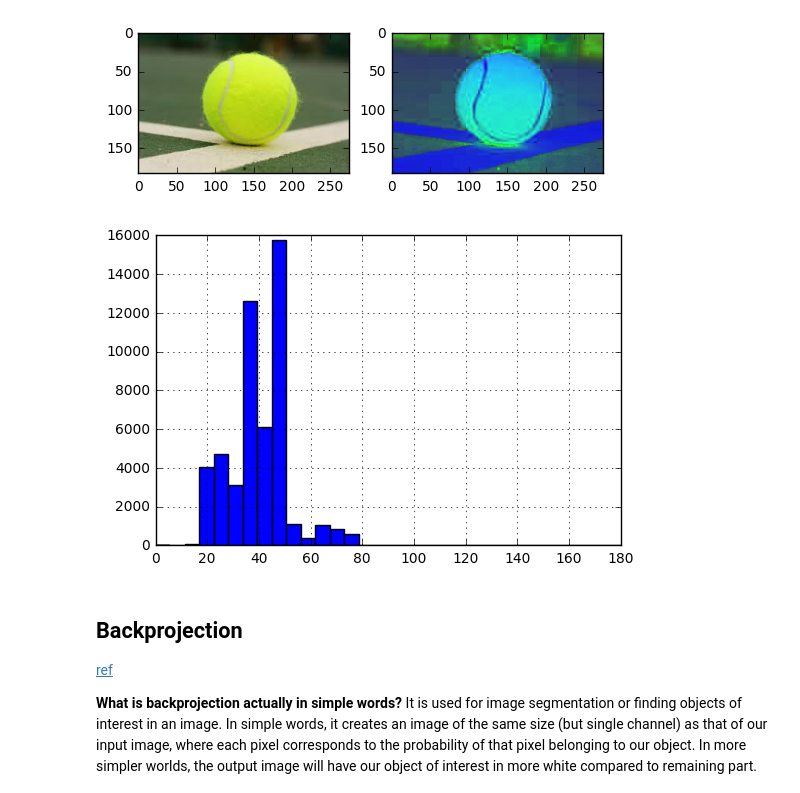
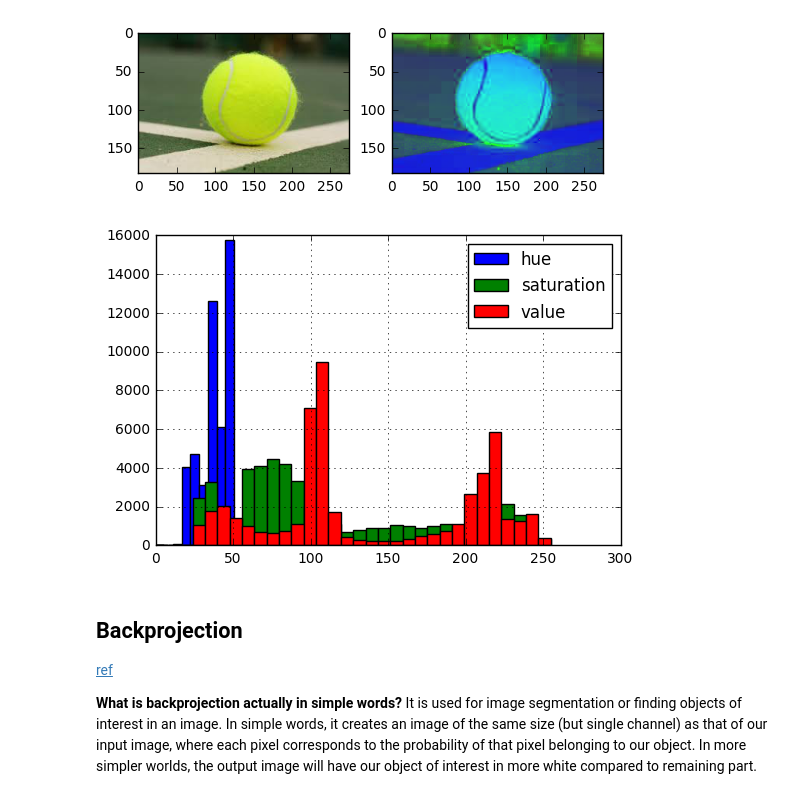
Before and after one commit to BrainSpawnInfosphere/walkingeye, a Jupyter notebook: docs/ipython/histogram_tracking-Copy2.ipynb, the cells around one changed output. Drawn from its saved outputs; the diff is of its cells as text; code cells hidden in the pictures.

```diff
--- a/docs/ipython/histogram_tracking-Copy2.ipynb
+++ b/docs/ipython/histogram_tracking-Copy2.ipynb
@@ -163,10 +165,13 @@ plt.imshow(ball2);
 [figure]
 # %%
 h,s,v = cv2.split(ball2)
-plt.hist(h.ravel(), 32,[0,180]);
+plt.hist(h.ravel(), 32,[0,180], label='hue');
+plt.hist(s.ravel(), 32,[0,255], label='saturation');
+plt.hist(v.ravel(), 32,[0,255], label='value');
 plt.grid(True)
+plt.legend(loc='upper right');
 # %% [output]
-[figure, old version]
+[figure, new version]
 # %% [markdown]
 ## Backprojection
 
```
Also changed, not shown: parts of 3 cells of this notebook, 21 other files.
